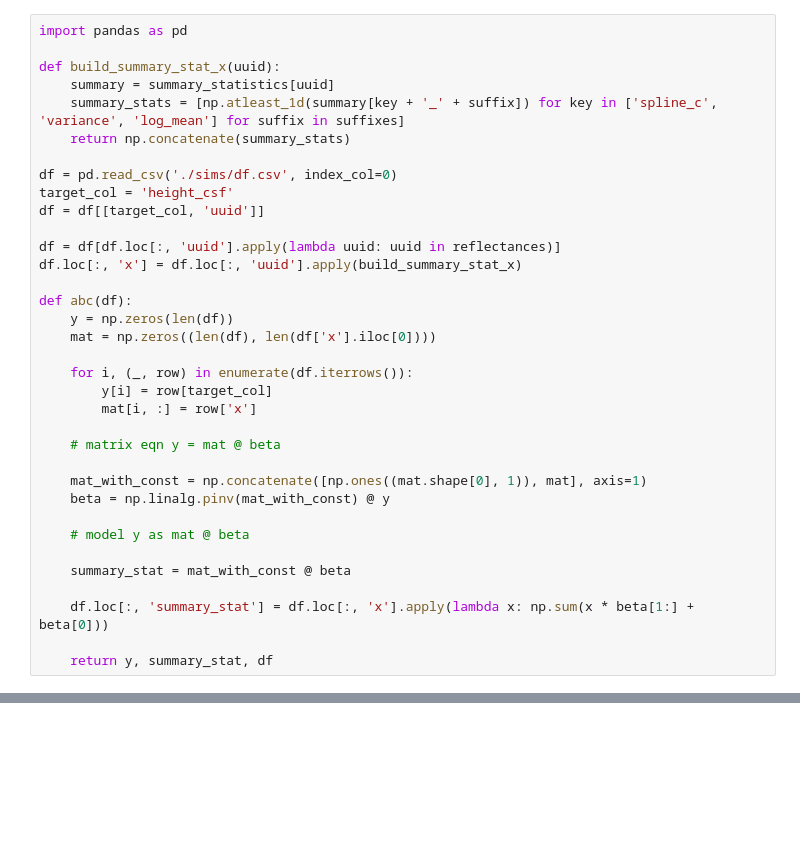
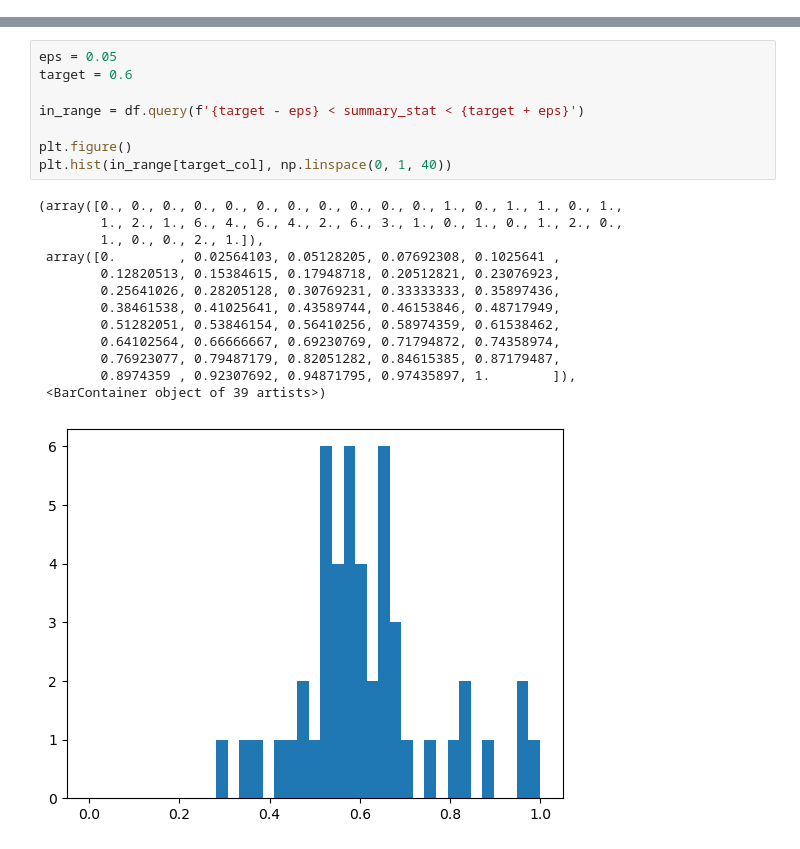
Before and after one commit to sebmorris/mcml-analysis, a Jupyter notebook: abc.ipynb, the cells around one changed output, grey strips where cells are left out. Cells and saved outputs as stored; diff of their text form; blank space fills up the shorter version.

```diff
--- a/abc.ipynb
+++ b/abc.ipynb
@@ -89,35 +61,0 @@ generating summary statistics with distances 1.0 and 3.5
-# %%
-import pandas as pd
-
-def build_summary_stat_x(uuid):
-    summary = summary_statistics[uuid]
-    summary_stats = [np.atleast_1d(summary[key + '_' + suffix]) for key in ['spline_c', 'variance', 'log_mean'] for suffix in suffixes]
-    return np.concatenate(summary_stats)
-
-df = pd.read_csv('./sims/df.csv', index_col=0)
-target_col = 'height_csf'
-df = df[[target_col, 'uuid']]
-
-df = df[df.loc[:, 'uuid'].apply(lambda uuid: uuid in reflectances)]
-df.loc[:, 'x'] = df.loc[:, 'uuid'].apply(build_summary_stat_x)
-
-def abc(df):
-    y = np.zeros(len(df))
-    mat = np.zeros((len(df), len(df['x'].iloc[0])))
-
-    for i, (_, row) in enumerate(df.iterrows()):
-        y[i] = row[target_col]
-        mat[i, :] = row['x']
-
-    # matrix eqn y = mat @ beta
-
-    mat_with_const = np.concatenate([np.ones((mat.shape[0], 1)), mat], axis=1)
-    beta = np.linalg.pinv(mat_with_const) @ y
-
-    # model y as mat @ beta
-
-    summary_stat = mat_with_const @ beta
-
-    df.loc[:, 'summary_stat'] = df.loc[:, 'x'].apply(lambda x: np.sum(x * beta[1:] + beta[0]))
-
-    return y, summary_stat, df
@@ -153,0 +184,22 @@ IndexError: single positional indexer is out-of-bounds
+# %%
+eps = 0.05
+target = 0.6
+
+in_range = df.query(f'{target - eps} < summary_stat < {target + eps}')
+
+plt.figure()
+plt.hist(in_range[target_col], np.linspace(0, 1, 40))
+# %% [output]
+(array([0., 0., 0., 0., 0., 0., 0., 0., 0., 0., 0., 1., 0., 1., 1., 0., 1.,
+        1., 2., 1., 6., 4., 6., 4., 2., 6., 3., 1., 0., 1., 0., 1., 2., 0.,
+        1., 0., 0., 2., 1.]),
+ array([0.        , 0.02564103, 0.05128205, 0.07692308, 0.1025641 ,
+        0.12820513, 0.15384615, 0.17948718, 0.20512821, 0.23076923,
+        0.25641026, 0.28205128, 0.30769231, 0.33333333, 0.35897436,
+        0.38461538, 0.41025641, 0.43589744, 0.46153846, 0.48717949,
+        0.51282051, 0.53846154, 0.56410256, 0.58974359, 0.61538462,
+        0.64102564, 0.66666667, 0.69230769, 0.71794872, 0.74358974,
+        0.76923077, 0.79487179, 0.82051282, 0.84615385, 0.87179487,
+        0.8974359 , 0.92307692, 0.94871795, 0.97435897, 1.        ]),
+ <BarContainer object of 39 artists>)
+[figure, added]
```
Also changed, not shown: parts of 10 cells of this notebook, 15 other files.
